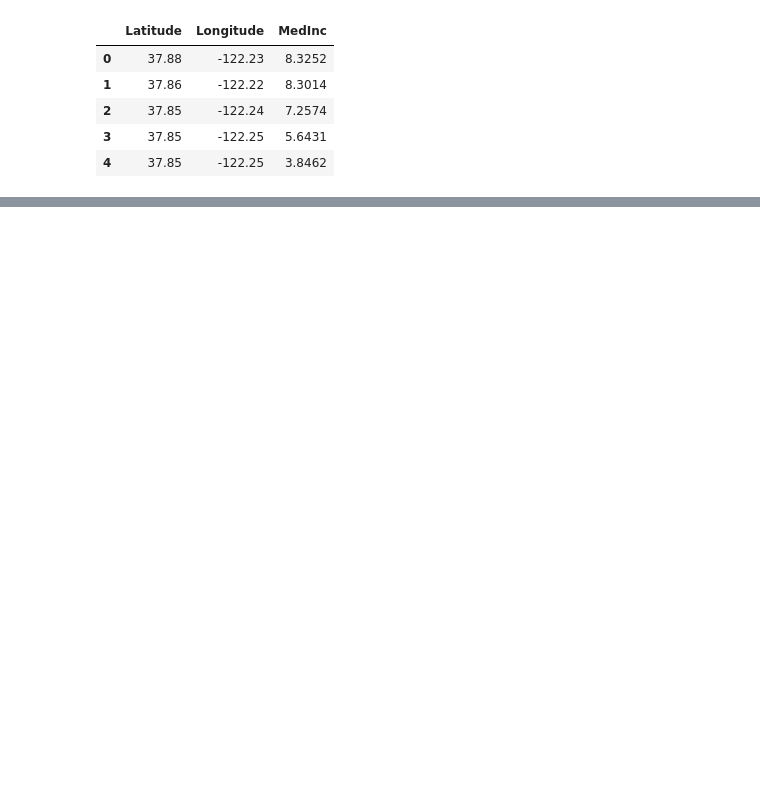
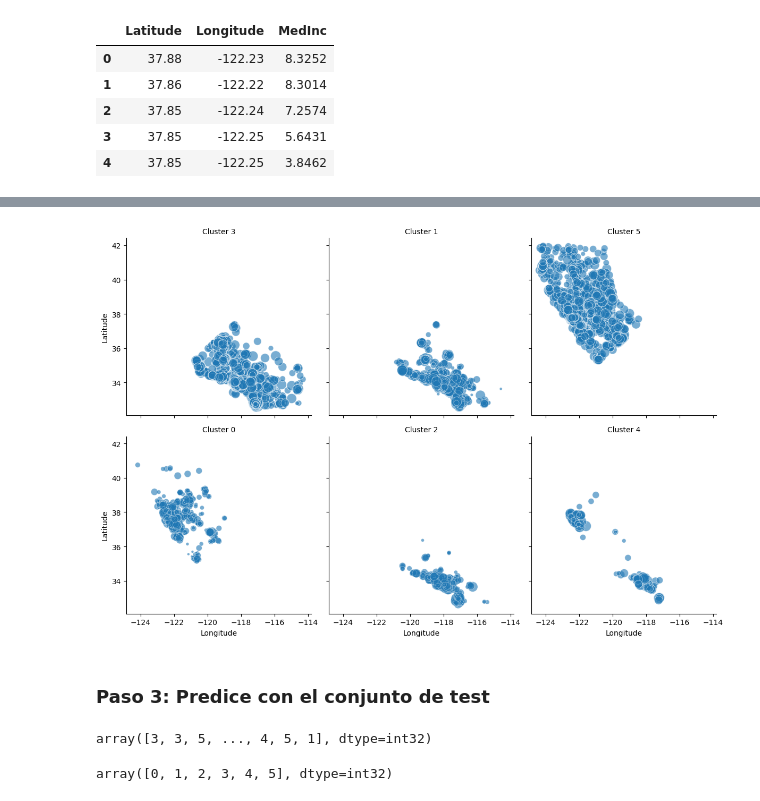
Before and after one commit to Julianmarania/UNSUPERVISED_LEARNING_Project_25_Julian_Lopez, a Jupyter notebook: src/explore.ipynb, the cells around one changed output, grey strips where cells are left out. Saved outputs shown, nothing was run; the diff lists cells and outputs as text; code cells hidden in the pictures; blank space fills up the shorter version.

```diff
--- a/src/explore.ipynb
+++ b/src/explore.ipynb
@@ -24,0 +162,16 @@ data_limpia.head()
+# %%
+import seaborn as sns
+
+X_train_copy = X_train.copy()
+X_train_copy['Cluster'] = X_train_copy['Cluster'].astype(str)  # Para evitar errores
+
+g = sns.FacetGrid(X_train_copy, col="Cluster", col_wrap=3, height=4)
+g.map_dataframe(sns.scatterplot, x="Longitude", y="Latitude", size="MedInc", sizes=(10, 200), alpha=0.6)
+g.set_axis_labels("Longitude", "Latitude")
+g.set_titles("Cluster {col_name}")
+plt.tight_layout()
+plt.show()
+# %% [output]
+[figure, added]
+# %% [markdown]
+### Paso 3: Predice con el conjunto de test
@@ -24,0 +182,8 @@ data_limpia.head()
+# %%
+predictions
+# %% [output]
+array([3, 3, 5, ..., 4, 5, 1], dtype=int32)
+# %%
+np.unique(predictions)
+# %% [output]
+array([0, 1, 2, 3, 4, 5], dtype=int32)
```
Also changed, not shown: parts of 18 cells of this notebook.
